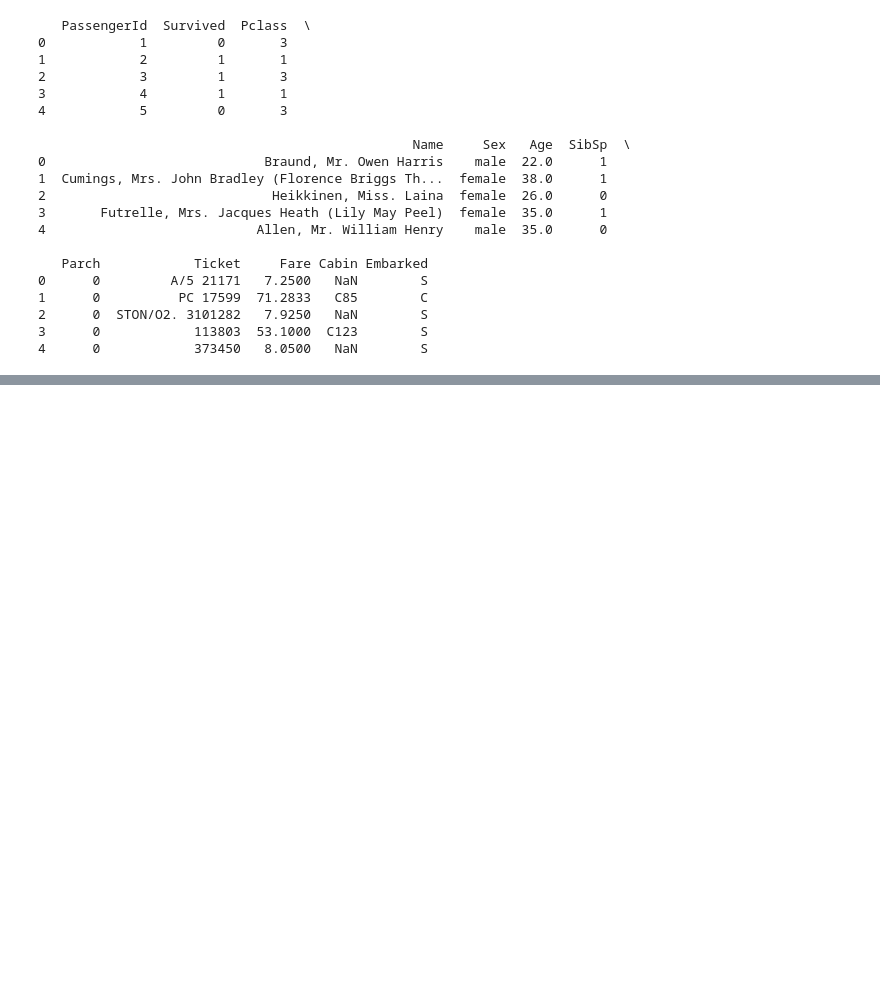
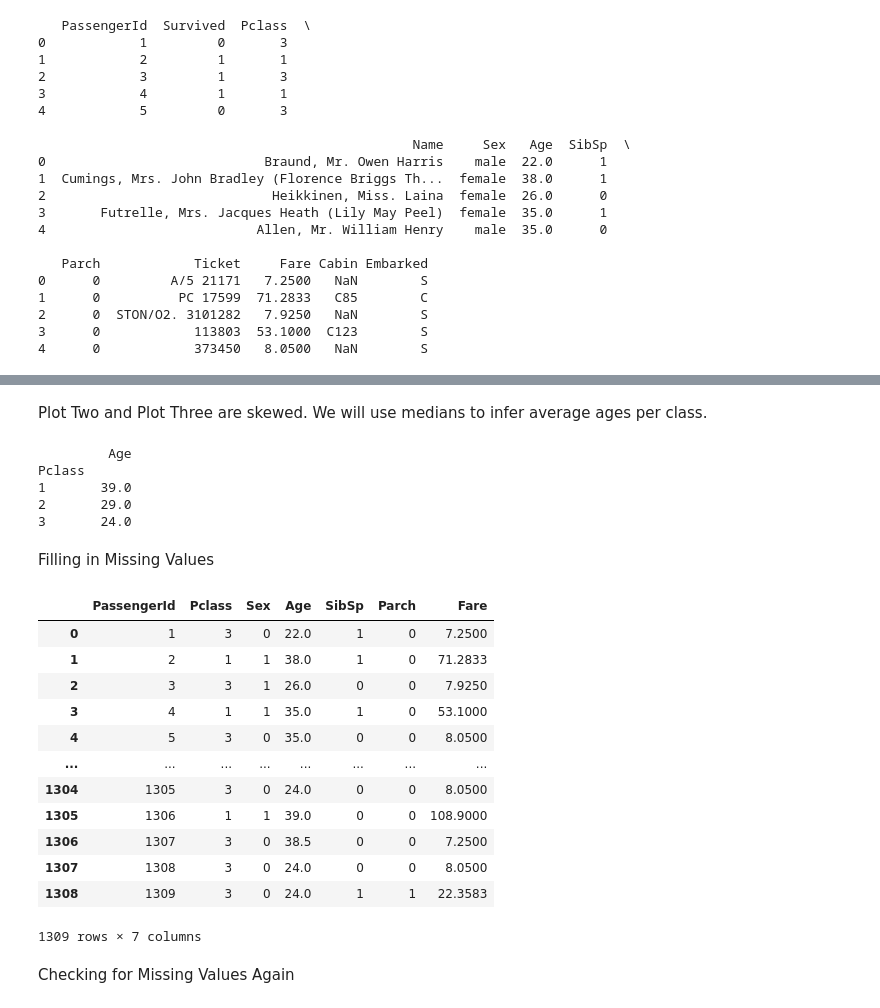
Before and after one commit to slingatlu1/Practice_Code, a Jupyter notebook: Machine_Learning_Practice/Notebooks/Titanic_Prediction.ipynb, the cells around one changed output, grey strips where cells are left out. Saved outputs shown, nothing was run; the diff lists cells and outputs as text; code cells hidden in the pictures; blank space fills up the shorter version.

```diff
--- a/Machine_Learning_Practice/Notebooks/Titanic_Prediction.ipynb
+++ b/Machine_Learning_Practice/Notebooks/Titanic_Prediction.ipynb
@@ -10,3 +10,3 @@ Importing Data
 # %%
-Titanic_Train = pd.read_csv("https://github.com/Esai-Keshav/titanic-survival-prediction/blob/9d6a9a733c6c1edd0378a757bb1fd9cfee363a05/data/train.csv")
-Titanic_Test = pd.read_csv("https://github.com/Esai-Keshav/titanic-survival-prediction/blob/9d6a9a733c6c1edd0378a757bb1fd9cfee363a05/data/train.csv")
+Titanic_Train = pd.read_csv("C:/Users/sidli/Downloads/Python_Projects/Machine_Learning_Practice/Data/Titanic_Survival/train.csv")
+Titanic_Test = pd.read_csv("C:/Users/sidli/Downloads/Python_Projects/Machine_Learning_Practice/Data/Titanic_Survival/test.csv")
@@ -66,0 +159,35 @@ print(Titanic_Train_edited.head())
+# %% [markdown]
+Plot Two and Plot Three are skewed. We will use medians to infer average ages per class.
+# %%
+medians = class_age.groupby("Pclass").median()
+print(medians)
+# %% [output]
+         Age
+Pclass
+1       39.0
+2       29.0
+3       24.0
+# %% [markdown]
+Filling in Missing Values
+# %%
+for i in range(3):
+    idx = np.where((Titanic_Combined["Pclass"] == i + 1) & (Titanic_Combined["Age"].isnull()))[0]
+    Titanic_Combined.loc[idx, "Age"] = medians.values[i][0]
+
+display(Titanic_Combined)
+# %% [output]
+|  | PassengerId | Pclass | Sex | Age | SibSp | Parch | Fare |
+| 0 | 1 | 3 | 0 | 22.0 | 1 | 0 | 7.2500 |
+| 1 | 2 | 1 | 1 | 38.0 | 1 | 0 | 71.2833 |
+| 2 | 3 | 3 | 1 | 26.0 | 0 | 0 | 7.9250 |
+| 3 | 4 | 1 | 1 | 35.0 | 1 | 0 | 53.1000 |
+| 4 | 5 | 3 | 0 | 35.0 | 0 | 0 | 8.0500 |
+| ... | ... | ... | ... | ... | ... | ... | ... |
+| 1304 | 1305 | 3 | 0 | 24.0 | 0 | 0 | 8.0500 |
+| 1305 | 1306 | 1 | 1 | 39.0 | 0 | 0 | 108.9000 |
+| 1306 | 1307 | 3 | 0 | 38.5 | 0 | 0 | 7.2500 |
+| 1307 | 1308 | 3 | 0 | 24.0 | 0 | 0 | 8.0500 |
+| 1308 | 1309 | 3 | 0 | 24.0 | 1 | 1 | 22.3583 |
+1309 rows × 7 columns
+# %% [markdown]
+Checking for Missing Values Again
```
Also changed, not shown: parts of 13 cells of this notebook.
